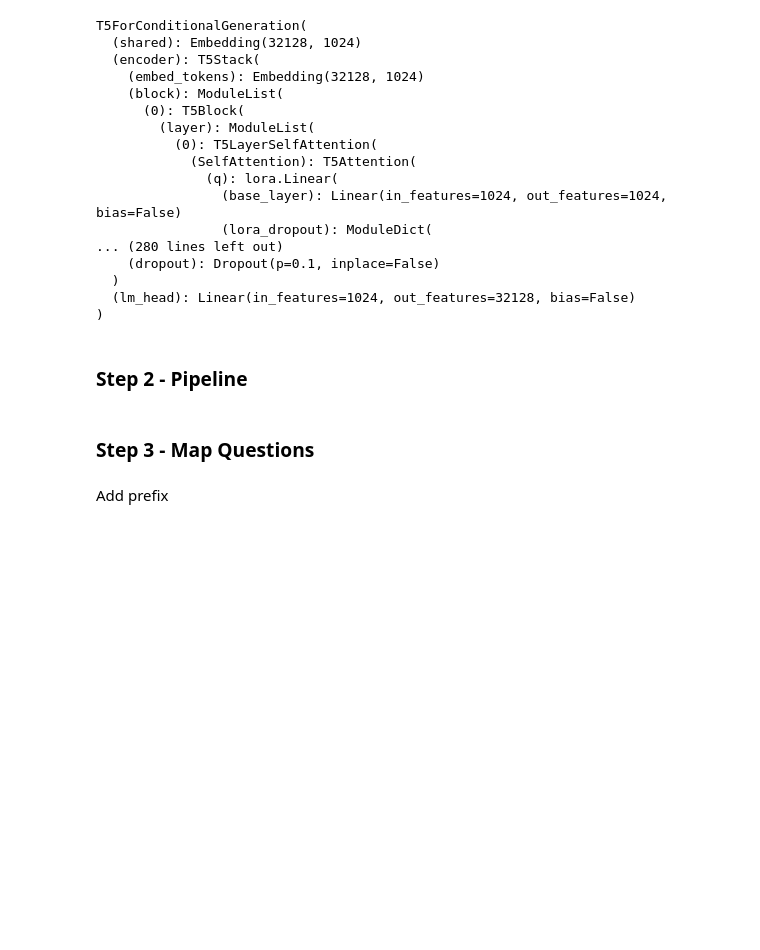
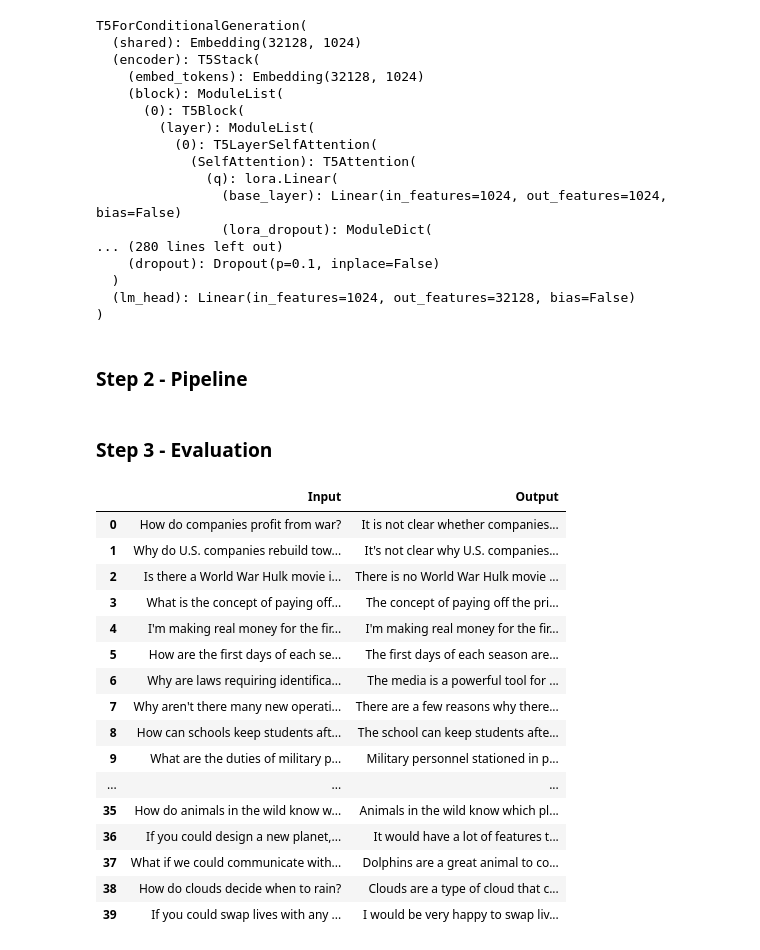
Before and after one commit to YanSte/NLP-LLM-Fine-tuning-QA-LoRA-T5, a Jupyter notebook: nlp-llm-fine-tuning-lora-t5-l.ipynb, the cells around one changed output. Drawn from its saved outputs; the diff is of its cells as text; code cells hidden in the pictures; blank space fills up the shorter version.

```diff
--- a/nlp-llm-fine-tuning-lora-t5-l.ipynb
+++ b/nlp-llm-fine-tuning-lora-t5-l.ipynb
@@ -908,7 +946,7 @@ text_generation_pipeline = pipeline(
 
 # Note: We foce using Pipeline with the warning in local
 # %% [markdown]
-### Step 3 - Map Questions
+### Step 3 - Evaluation
 # %%
 questions = [
 
@@ -956,10 +994,40 @@ questions = [
     "How do clouds decide when to rain?",
     "If you could swap lives with any person for a week, who would it be and why?"
 ]
-# %% [markdown]
-Add prefix
 # %%
 transformed_questions = [prefix + question for question in questions]
 
 generated_texts = text_generation_pipeline(transformed_questions, do_sample=True)
+# %%
+predictions = [output_text["generated_text"] for output_text in generated_texts]
+references = [input_text.split(":")[-1].strip() for input_text in questions]
+
+data = []
+for question, generated_text in zip(questions, generated_texts):
+    data.append({
+        "Input": question.split(":")[-1].strip(),
+        "Output": generated_text["generated_text"]
+    })
+
+df = pd.DataFrame(data)
+
+display(df)
+# %% [output]
+|  | Input | Output |
+| 0 | How do companies profit from war? | It is not clear whether companies... |
+| 1 | Why do U.S. companies rebuild tow... | It's not clear why U.S. companies... |
+| 2 | Is there a World War Hulk movie i... | There is no World War Hulk movie ... |
+| 3 | What is the concept of paying off... | The concept of paying off the pri... |
+| 4 | I'm making real money for the fir... | I'm making real money for the fir... |
+| 5 | How are the first days of each se... | The first days of each season are... |
+| 6 | Why are laws requiring identifica... | The media is a powerful tool for ... |
+| 7 | Why aren't there many new operati... | There are a few reasons why there... |
+| 8 | How can schools keep students aft... | The school can keep students afte... |
+| 9 | What are the duties of military p... | Military personnel stationed in p... |
+| ... | ... | ... |
+| 35 | How do animals in the wild know w... | Animals in the wild know which pl... |
+| 36 | If you could design a new planet,... | It would have a lot of features t... |
+| 37 | What if we could communicate with... | Dolphins are a great animal to co... |
+| 38 | How do clouds decide when to rain? | Clouds are a type of cloud that c... |
+| 39 | If you could swap lives with any ... | I would be very happy to swap liv... |
 # %% [markdown]
```
Also changed, not shown: parts of 7 cells of this notebook.
